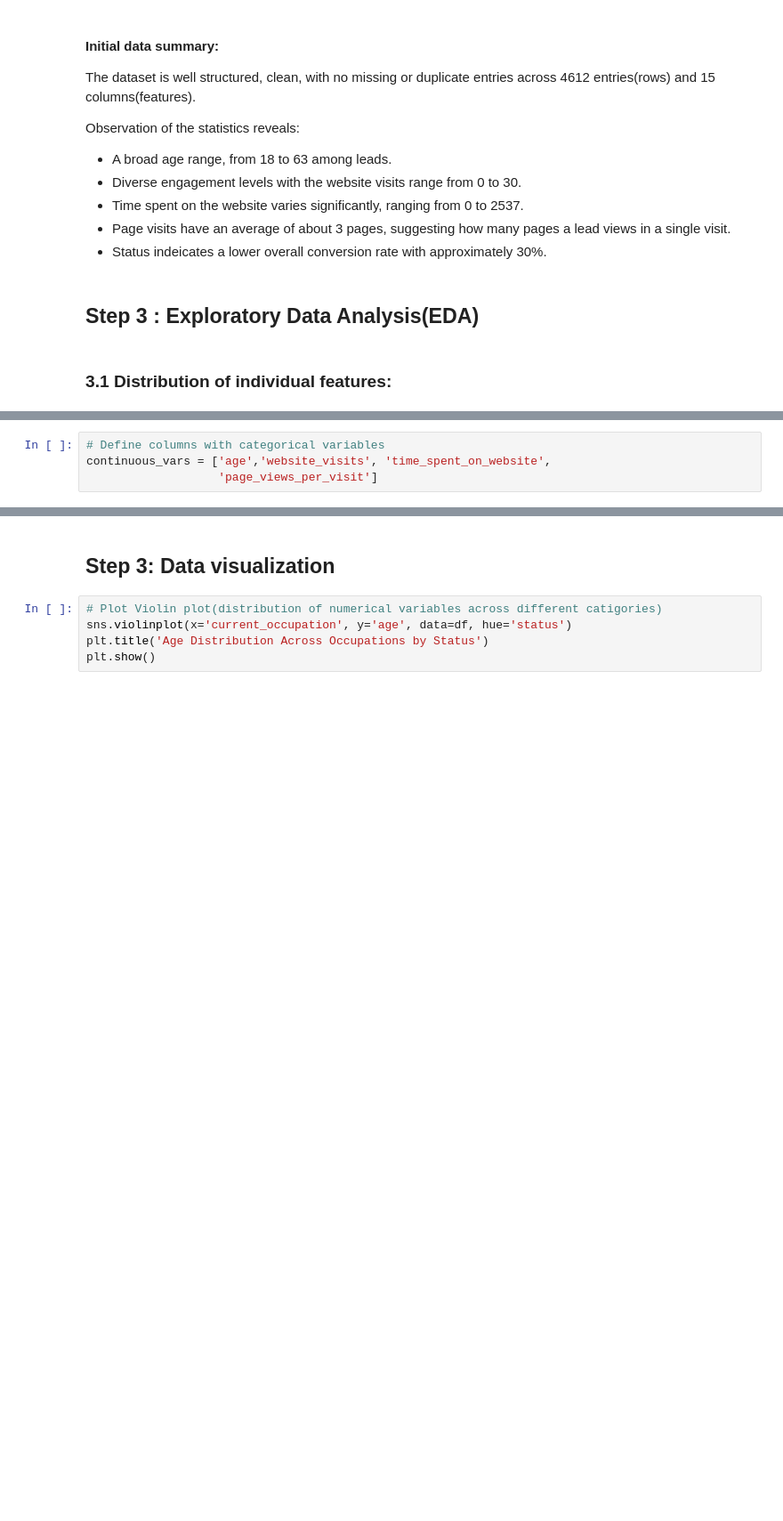
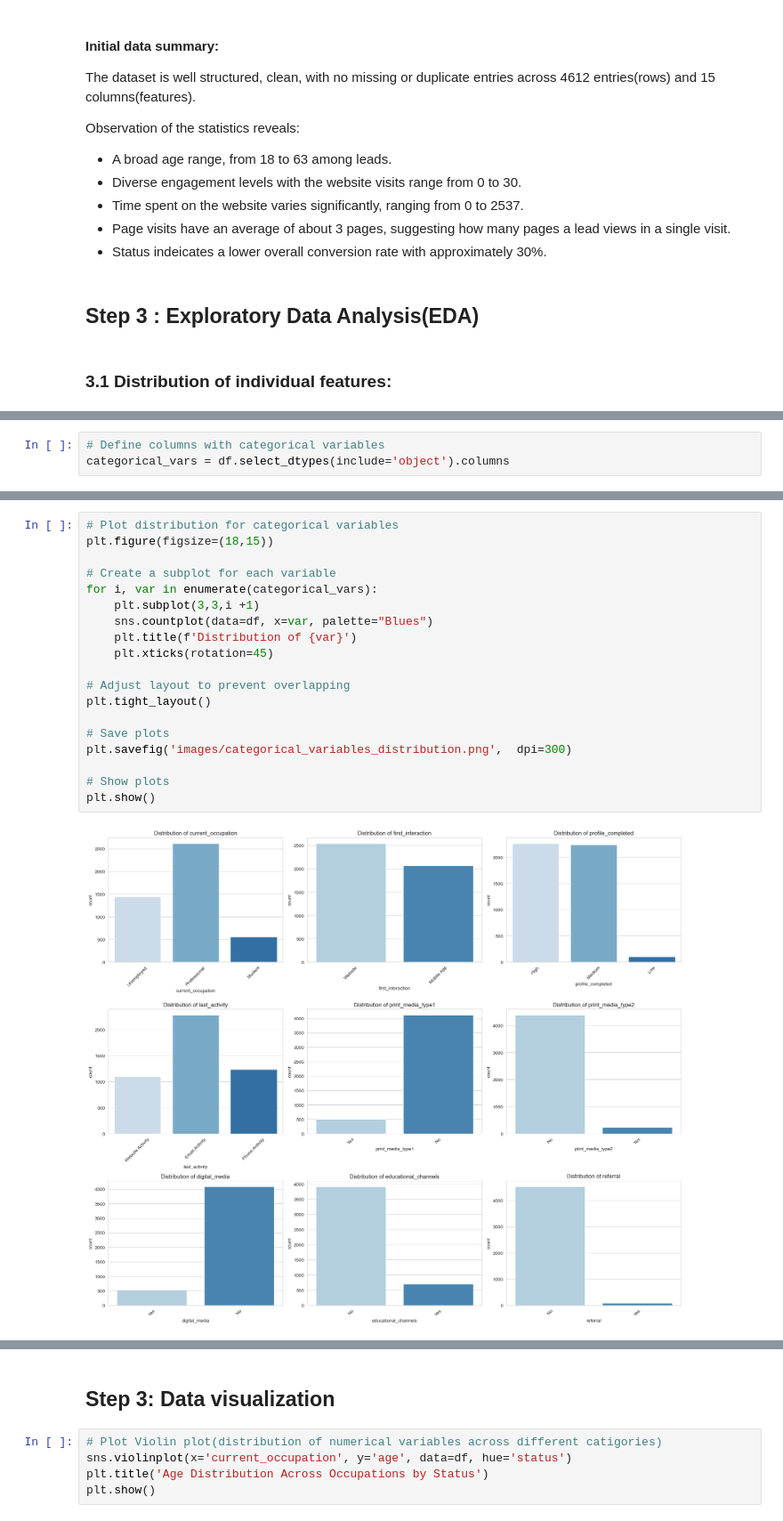
Before and after one commit to Xipilscode/Customer_Churn_ML-Predictive_Analytics, a Jupyter notebook: customer_growth.ipynb, the cells around one changed output, grey strips where cells are left out. Shown at 89% size. Cells and saved outputs as stored; diff of their text form; blank space fills up the shorter version.

```diff
--- a/customer_growth.ipynb
+++ b/customer_growth.ipynb
@@ -209,4 +246,3 @@ plt.show()
 # %%
 # Define columns with categorical variables
-continuous_vars = ['age','website_visits', 'time_spent_on_website',
-                   'page_views_per_visit']
+categorical_vars = df.select_dtypes(include='object').columns
@@ -213 +254,22 @@ continuous_vars = ['age','website_visits', 'time_spent_on_website',
+# %%
+# Plot distribution for categorical variables
+plt.figure(figsize=(18,15))
+
+# Create a subplot for each variable
+for i, var in enumerate(categorical_vars):
+    plt.subplot(3,3,i +1)
+    sns.countplot(data=df, x=var, palette="Blues")
+    plt.title(f'Distribution of {var}')
+    plt.xticks(rotation=45)
+
+# Adjust layout to prevent overlapping
+plt.tight_layout()
+
+# Save plots
+plt.savefig('images/categorical_variables_distribution.png',  dpi=300)
+
+# Show plots
+plt.show()
+# %% [output]
+[figure, added]
 # %%
```
Also changed, not shown: parts of 11 cells of this notebook, 4 other files.
